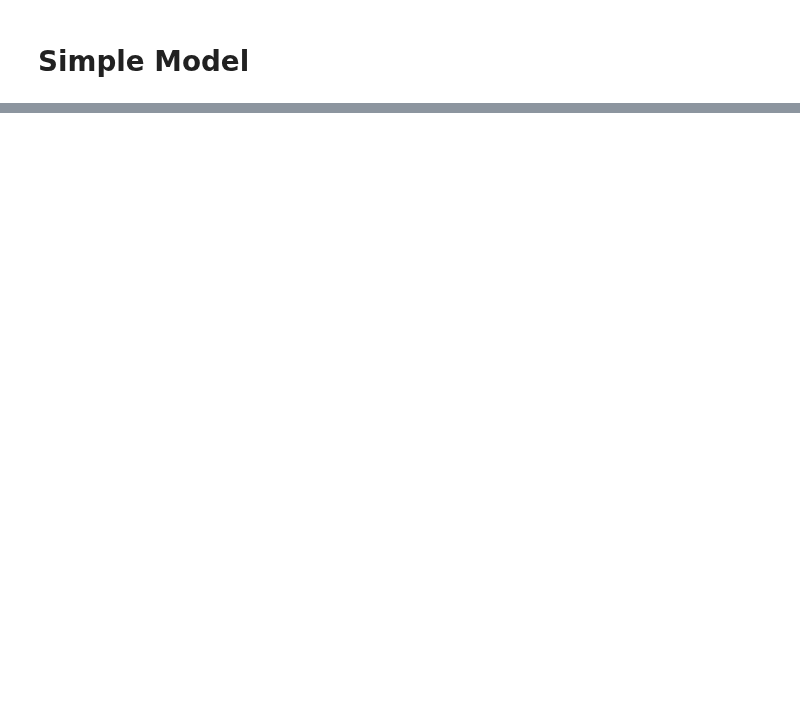
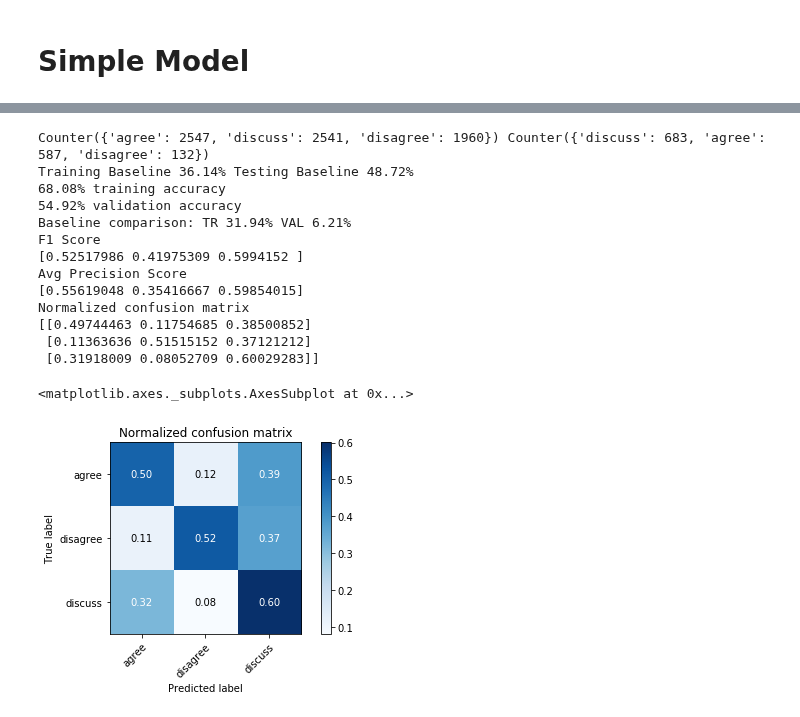
Before and after one commit to CornellDataScience/Insights-FakeNews, a Jupyter notebook: Graph Model.ipynb, the cells around one changed output, grey strips where cells are left out. Cells and saved outputs as stored; diff of their text form; code cells hidden in the pictures; blank space fills up the shorter version.

```diff
--- a/Graph Model.ipynb
+++ b/Graph Model.ipynb
@@ -868,3 +837,6 @@ def filter_predictions(row):
+# %%
+def filter_subj(row):
+    return row["predict"]=="subj"
 # %%
 data = pd.merge(train_bodies, train_stances)
 training_data = []
@@ -876,6 +848,6 @@ predict = model3.predict(training_data)
 data["predict"] = predict
 print("data shape before filter out classified obj", data.shape)
 
-data_filtered = data[data.apply(filter_predictions, axis=1)]
+data_filtered = data[data.apply(filter_subj, axis=1)]
 print("data shape after", data_filtered.shape)
 # %% [output]
@@ -883,0 +856,3 @@ data shape after (9681, 5)
+# %%
+train_bodies_filtered = data_filtered[['Body ID', 'articleBody']].drop_duplicates()
+train_stances_filtered = data_filtered[['Headline','Body ID', 'Stance']].drop_duplicates()
@@ -883,0 +920,20 @@ data shape after (9681, 5)
+# %%
+model2 = RandomForestClassifier(n_estimators = 400, max_depth = 7, min_samples_leaf = 3)
+af2, pf2, tf2, vf2 = test_simple(model, [1,4,1])
+plot_confusion_matrix_local(af2, pf2, classes=['agree', "disagree", 'discuss'], normalize=True)
+# %% [output]
+Counter({'agree': 2547, 'discuss': 2541, 'disagree': 1960}) Counter({'discuss': 683, 'agree': 587, 'disagree': 132})
+Training Baseline 36.14% Testing Baseline 48.72%
+68.08% training accuracy
+54.92% validation accuracy
+Baseline comparison: TR 31.94% VAL 6.21%
+F1 Score
+[0.52517986 0.41975309 0.5994152 ]
+Avg Precision Score
+[0.55619048 0.35416667 0.59854015]
+Normalized confusion matrix
+[[0.49744463 0.11754685 0.38500852]
+ [0.11363636 0.51515152 0.37121212]
+ [0.31918009 0.08052709 0.60029283]]
+<matplotlib.axes._subplots.AxesSubplot at 0x...>
+[figure, added]
```
Also changed, not shown: parts of 13 cells of this notebook.
